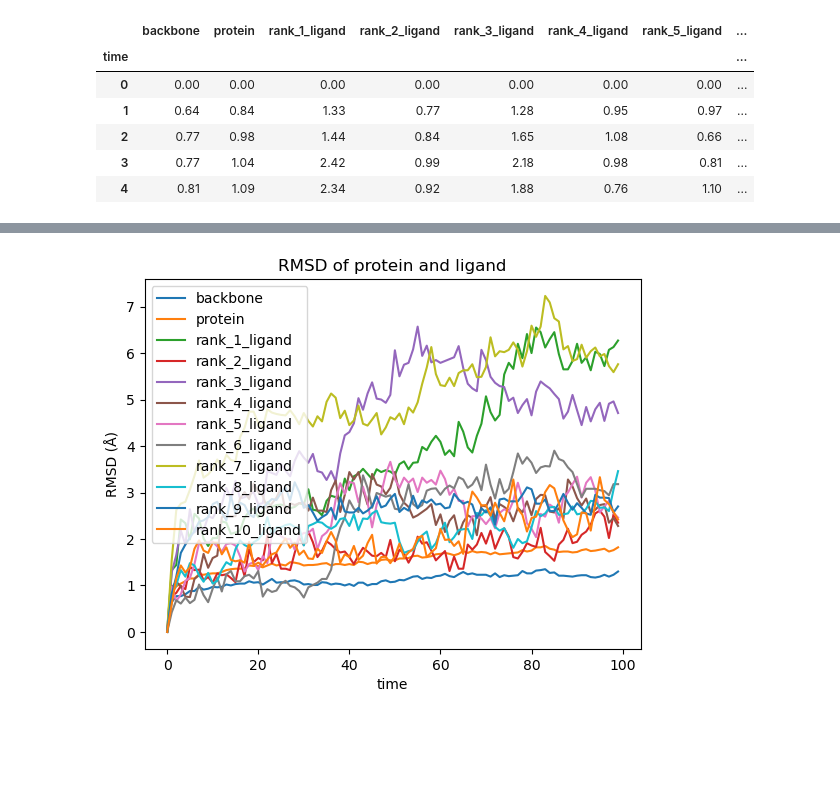
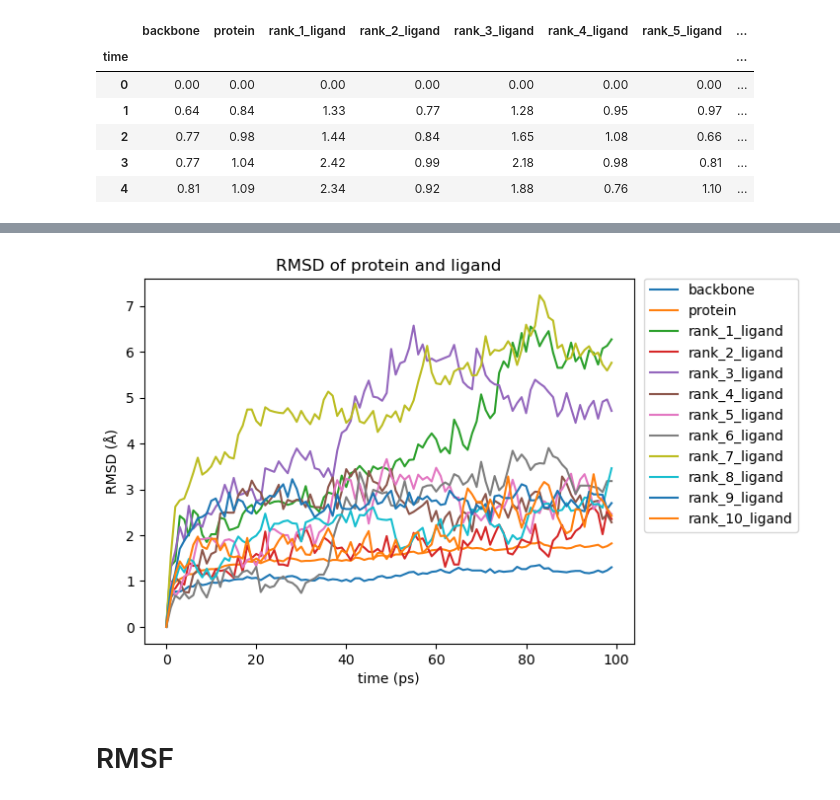
Before and after one commit to DeokhyeonYoon/Molecular-Dynamics-Simulation, a Jupyter notebook: merge_results.ipynb, the cells around one changed output, grey strips where cells are left out. Drawn from its saved outputs; the diff is of its cells as text; code cells hidden in the pictures; blank space fills up the shorter version.

```diff
--- a/merge_results.ipynb
+++ b/merge_results.ipynb
@@ -50,7 +52,11 @@ from MDAnalysis.analysis.hydrogenbonds.hbond_analysis import HydrogenBondAnalysi
 [interactive output not drawn]
 # %%
 merge_data.plot(title="RMSD of protein and ligand")
+plt.xlabel("time (ps)")
 plt.ylabel("RMSD (Å)");
+plt.legend(bbox_to_anchor=(1.35, 1.02), loc="upper right")
 plt.savefig("rmsd_merged_plot.png")
 # %% [output]
-[figure, old version]
+[figure, new version]
+# %% [markdown]
+# RMSF
```
Also changed, not shown: parts of 10 cells of this notebook, 21 other files.
